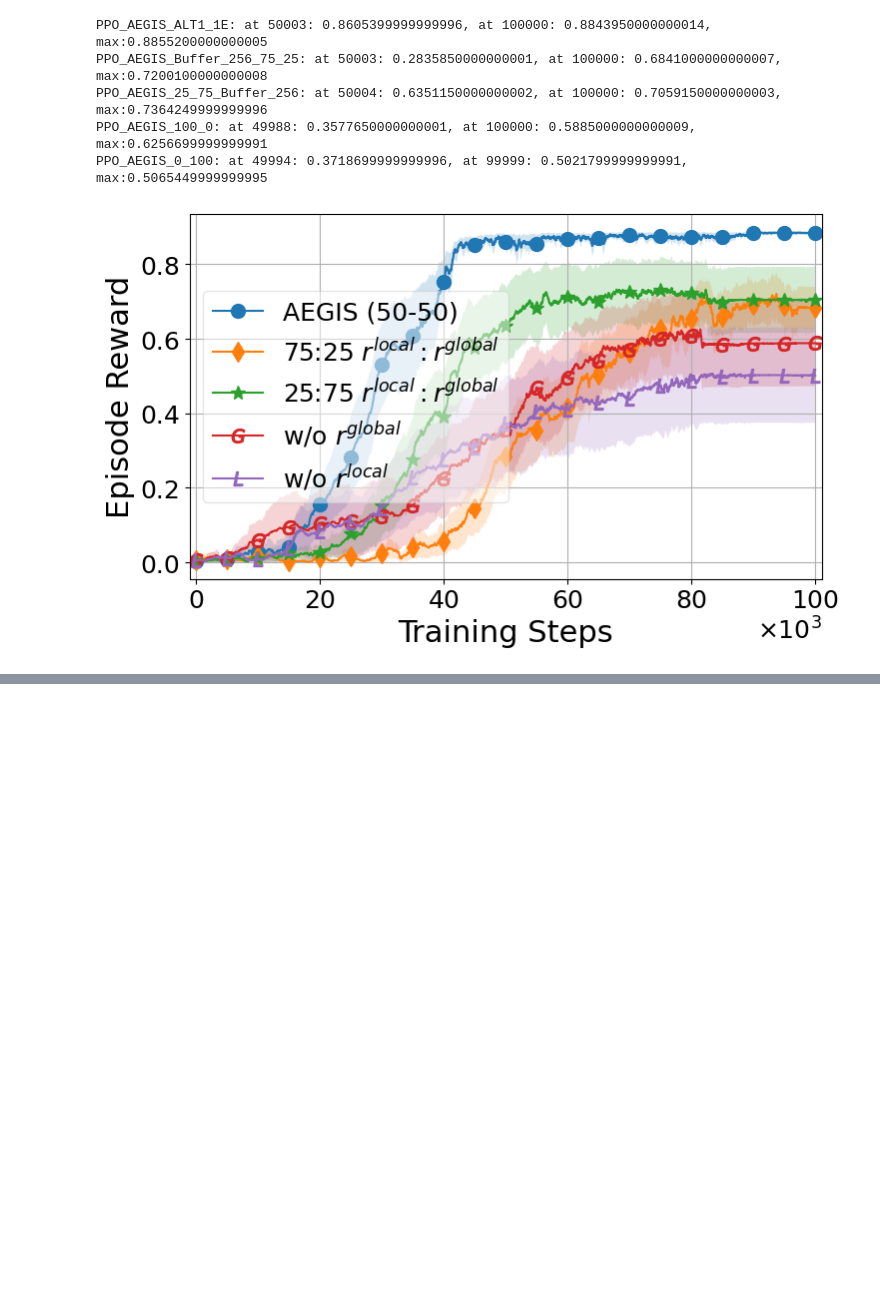
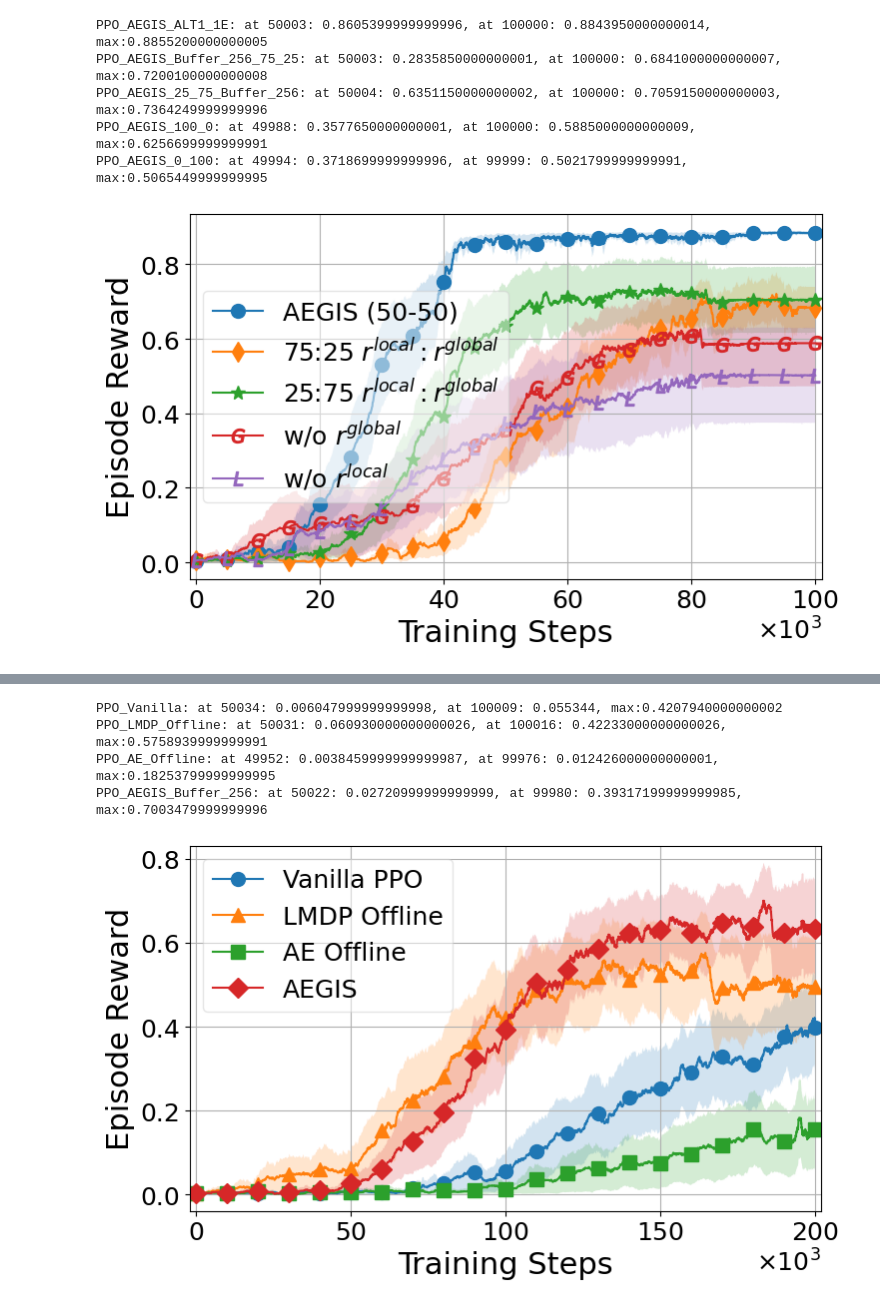
Before and after one commit to achouliaras/state_space_exploration, a Jupyter notebook: plot_results_for_paper.ipynb, the cells around one changed output, grey strips where cells are left out. Cells and saved outputs as stored; diff of their text form; code cells hidden in the pictures; blank space fills up the shorter version.

```diff
--- a/plot_results_for_paper.ipynb
+++ b/plot_results_for_paper.ipynb
@@ -421,0 +423,65 @@ PPO_AEGIS: at 50013: 0.2788100000000001, at 99999: 0.8893899999999993, max:0.893
+# %%
+# Define the base directory and experiment names
+base_dir = "results/State-Vis-Pretraining/MiniGrid/DoorKey-5x5-v0"
+
+experiments =  ["PPO_Vanilla",
+                "PPO_LMDP_Offline",
+                "PPO_AE_Offline",
+                "PPO_AEGIS_Buffer_256",
+                ]
+
+titles =  ["Vanilla PPO",
+           "LMDP Offline",
+           "AE Offline",
+           "AEGIS",
+           ]
+
+markers = ['o', '^', 's', 'D', 'h', 'X', 'P', 'p']
+# Define the number of seeds
+num_seeds = [10, 10, 10, 10]  # Different number of seeds for each experiment
+
+# Initialize dictionaries to store data
+episode_rewards = {exp: [] for exp in experiments}
+episode_lengths = {exp: [] for exp in experiments}
+steps = {exp: [] for exp in experiments}  # To store step numbers
+
+# Read data from CSV files
+for i, exp in enumerate(experiments):
+    for seed in range(1, num_seeds[i] + 1):
+        # print(f"Reading {exp} with seed {seed}")
+        file_path = os.path.join(base_dir, exp, f"seed-{seed}", "train.csv")
+        if os.path.exists(file_path):
+            # print(f"Reading {file_path}")
+            df = pd.read_csv(file_path)
+            episode_rewards[exp].append(df['true_episode_reward'])
+            episode_lengths[exp].append(df['episode_length'])
+            steps[exp].append(df['step'].values)  # Read step numbers
+        else:
+            print(f"File not found: {file_path}")
+
+aligned_episode_rewards = {exp: align_data(episode_rewards[exp]) for exp in experiments}
+aligned_episode_lengths = {exp: align_data(episode_lengths[exp]) for exp in experiments}
+aligned_steps = {exp: align_data(steps[exp]) for exp in experiments}
+
+episode_rewards_stats = {exp: compute_stats(aligned_episode_rewards[exp]) for exp in experiments}
+episode_lengths_stats = {exp: compute_stats(aligned_episode_lengths[exp]) for exp in experiments}
+steps_stats = {exp: compute_stats(aligned_steps[exp]) for exp in experiments}
+
+plt.rcParams.update({
+    'font.size': 22,           # Default text size
+    'axes.labelsize': 22,      # Axis labels size
+    'xtick.labelsize': 18,     # X-axis tick labels
+    'ytick.labelsize': 18,     # Y-axis tick labels
+    'legend.fontsize': 18,     # Legend text size
+})
+
+# Plot episode rewards
+plot_results(experiments, titles, episode_rewards_stats, steps_stats, markers, 10000,
+             'Episode Reward', 'Ablation study on buffer size B and intrinsic reward weights', loc='upper left',
+             filename="aegis_comparative_reward_3", window_size=50)
+# %% [output]
+PPO_Vanilla: at 50034: 0.006047999999999998, at 100009: 0.055344, max:0.4207940000000002
+PPO_LMDP_Offline: at 50031: 0.060930000000000026, at 100016: 0.42233000000000026, max:0.5758939999999991
+PPO_AE_Offline: at 49952: 0.0038459999999999987, at 99976: 0.012426000000000001, max:0.18253799999999995
+PPO_AEGIS_Buffer_256: at 50022: 0.02720999999999999, at 99980: 0.39317199999999985, max:0.7003479999999996
+[figure, added]
```
Also changed, not shown: parts of 3 cells of this notebook, 14 other files.
